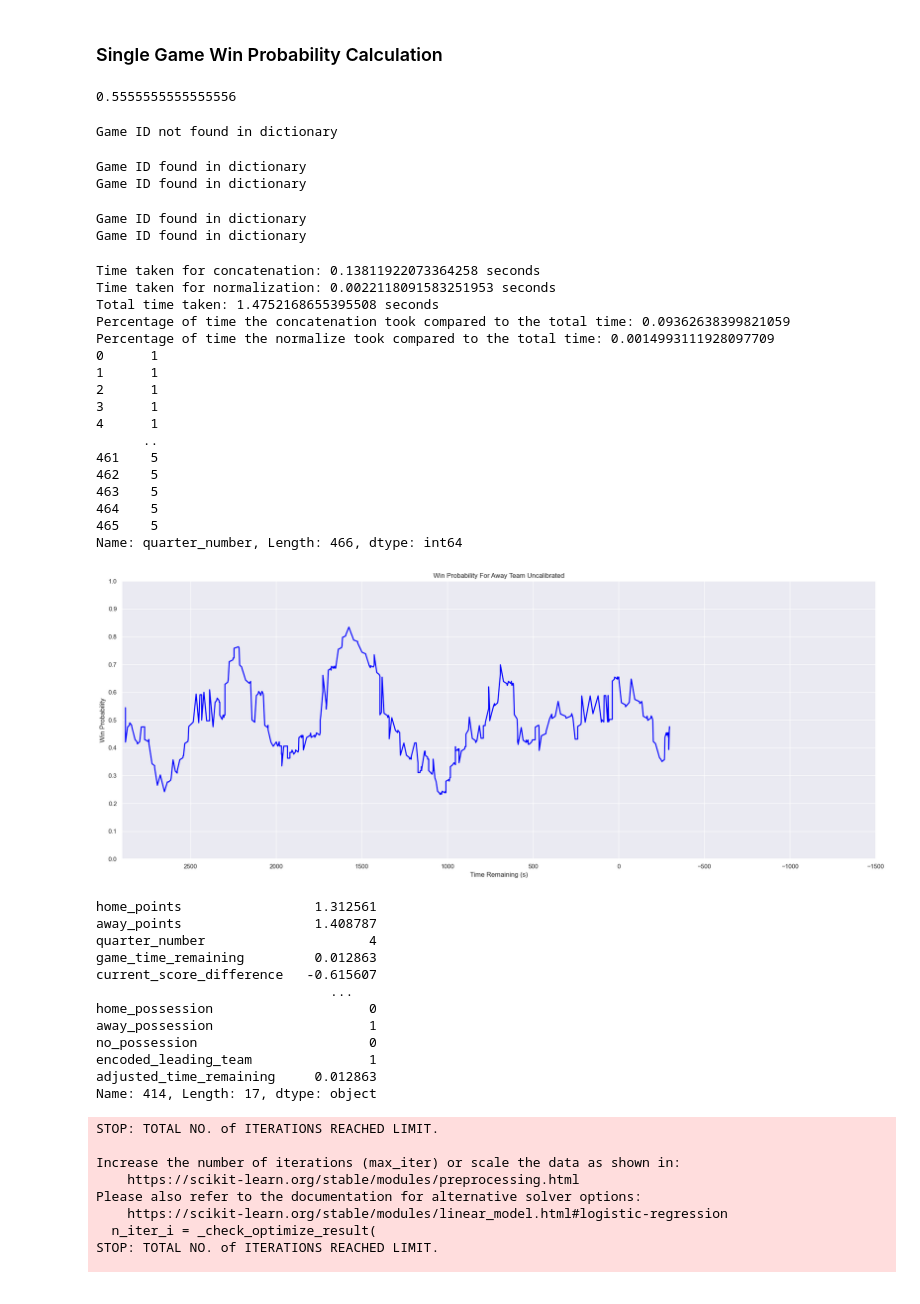
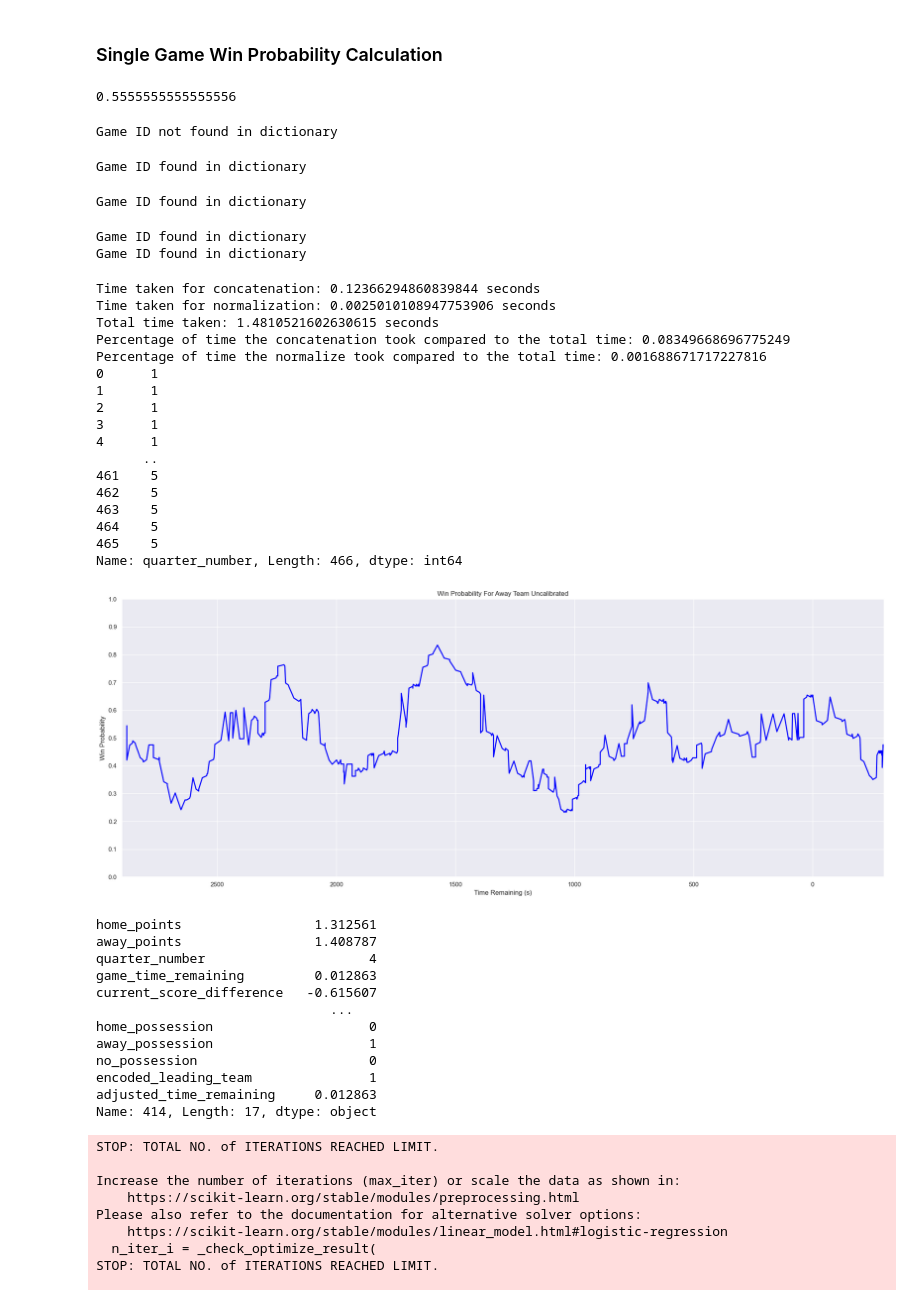
Before and after one commit to Sebastian-Sole/nba-win-probability-model, a Jupyter notebook: notebook.ipynb, the cells around one changed output. Cells and saved outputs as stored; diff of their text form; code cells hidden in the pictures.

```diff
--- a/notebook.ipynb
+++ b/notebook.ipynb
@@ -633,66 +633,66 @@ plt.figure(figsize=(20, 8))
 plt.yticks(np.arange(0, 1.1, 0.1))
 plt.ylim(0, 1)
 # x axis is between 0 and 2880
 
-max_quarter_number = 4 - event_data['quarter_number'].max()
+max_quarter_number = event_data['quarter_number'].max() - 4
 
 plt.plot(event_data['adjusted_time_remaining'] * 2880, win_probabilities, color='blue', linewidth=2)
 
 plt.title('Win Probability For Away Team Uncalibrated')
 plt.xlabel('Time Remaining (s)')
 plt.ylabel('Win Probability')
 plt.gca().invert_xaxis()  # Reverse the x-axis
 plt.xlim(2900, -300 * max_quarter_number)
 plt.tight_layout()
 plt.show()
 
 # Calculate the differences between consecutive win probabilities
 diffs = np.diff(win_probabilities)
 
 # Find the index of the largest jump
 largest_jump_index = np.argmax(diffs)
 
 # Get the event that caused the largest jump
 event = event_data.iloc[largest_jump_index]
 
 print(event)
 # %% [output]
 0.5555555555555556
 Game ID not found in dictionary
 Game ID found in dictionary
-Game ID found in dictionary
 Game ID found in dictionary
-Game ID found in dictionary
-Time taken for concatenation: 0.13811922073364258 seconds
-Time taken for normalization: 0.0022118091583251953 seconds
-Total time taken: 1.4752168655395508 seconds
-Percentage of time the concatenation took compared to the total time: 0.09362638399821059
-Percentage of time the normalize took compared to the total time: 0.0014993111928097709
-0      1
-1      1
-2      1
-3      1
-4      1
-      ..
-461    5
-462    5
-463    5
-464    5
-465    5
-Name: quarter_number, Length: 466, dtype: int64
+Game ID found in dictionary
+Game ID found in dictionary
+Time taken for concatenation: 0.12366294860839844 seconds
+Time taken for normalization: 0.0025010108947753906 seconds
+Total time taken: 1.4810521602630615 seconds
+Percentage of time the concatenation took compared to the total time: 0.08349668696775249
+Percentage of time the normalize took compared to the total time: 0.001688671717227816
+0      1
+1      1
+2      1
+3      1
+4      1
+      ..
+461    5
+462    5
+463    5
+464    5
+465    5
+Name: quarter_number, Length: 466, dtype: int64
-[figure, old version]
+[figure, new version]
-home_points                 1.312561
-away_points                 1.408787
-quarter_number                     4
-game_time_remaining         0.012863
-current_score_difference   -0.615607
-                              ...
-home_possession                    0
-away_possession                    1
-no_possession                      0
-encoded_leading_team               1
-adjusted_time_remaining     0.012863
-Name: 414, Length: 17, dtype: object
+home_points                 1.312561
+away_points                 1.408787
+quarter_number                     4
+game_time_remaining         0.012863
+current_score_difference   -0.615607
+                              ...
+home_possession                    0
+away_possession                    1
+no_possession                      0
+encoded_leading_team               1
+adjusted_time_remaining     0.012863
+Name: 414, Length: 17, dtype: object
 # %%
 from sklearn.calibration import CalibratedClassifierCV
 from sklearn.linear_model import LogisticRegression
```
